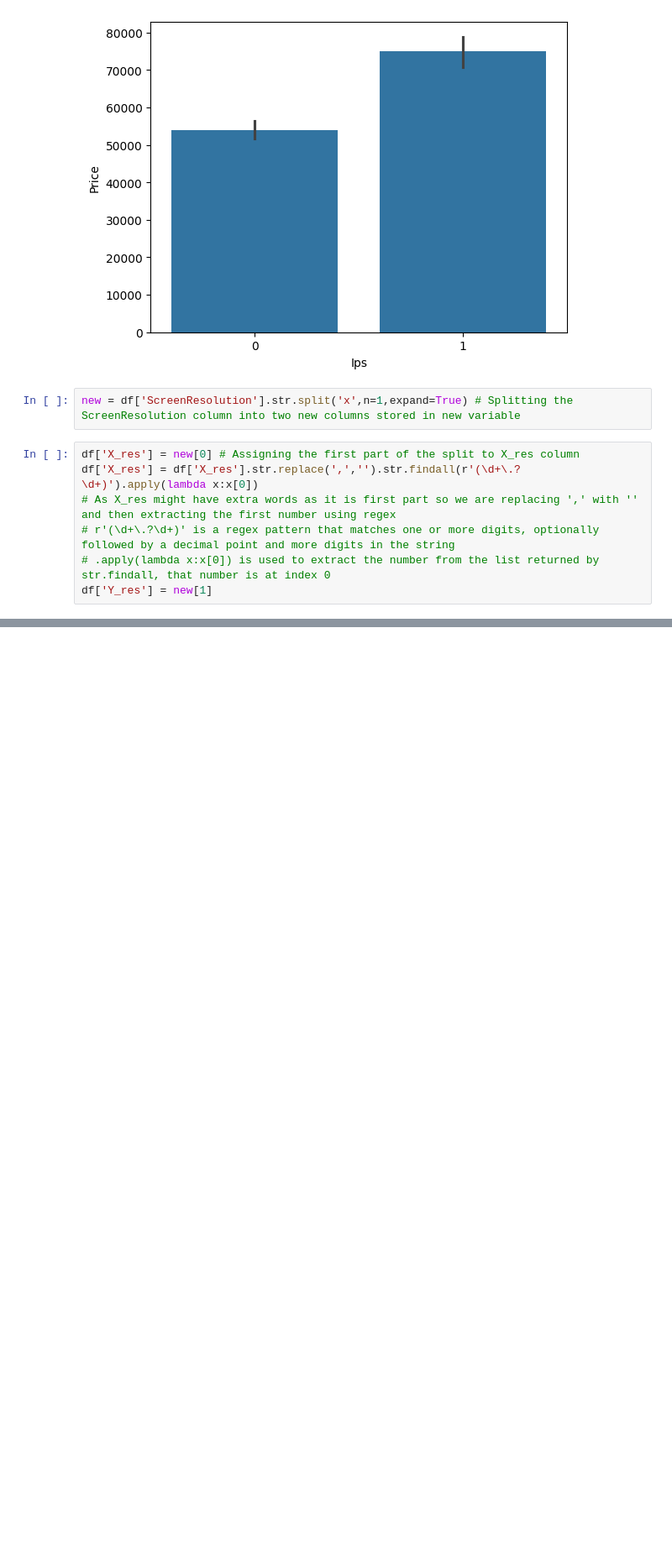
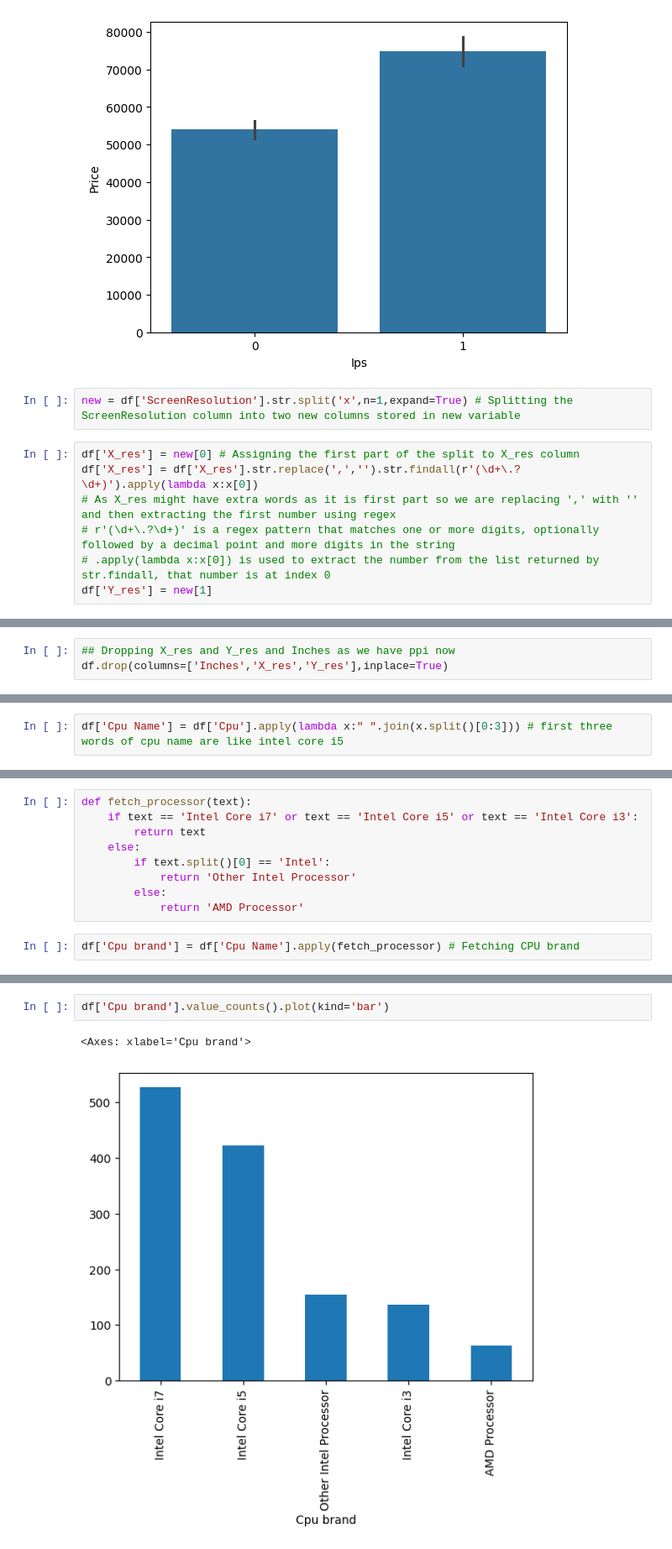
Before and after one commit to shahbhavya7/SpectraPrice, a Jupyter notebook: experiments.ipynb, the cells around one changed output, grey strips where cells are left out. Shown at 84% size. Cells and saved outputs as stored; diff of their text form; blank space fills up the shorter version.

```diff
--- a/experiments.ipynb
+++ b/experiments.ipynb
@@ -254,0 +272,3 @@ df.head()
+# %%
+## Dropping X_res and Y_res and Inches as we have ppi now
+df.drop(columns=['Inches','X_res','Y_res'],inplace=True)
@@ -254,0 +304,2 @@ df.head()
+# %%
+df['Cpu Name'] = df['Cpu'].apply(lambda x:" ".join(x.split()[0:3])) # first three words of cpu name are like intel core i5
@@ -254,0 +315,11 @@ df.head()
+# %%
+def fetch_processor(text):
+    if text == 'Intel Core i7' or text == 'Intel Core i5' or text == 'Intel Core i3':
+        return text
+    else:
+        if text.split()[0] == 'Intel':
+            return 'Other Intel Processor'
+        else:
+            return 'AMD Processor'
+# %%
+df['Cpu brand'] = df['Cpu Name'].apply(fetch_processor) # Fetching CPU brand
@@ -254,0 +335,5 @@ df.head()
+# %%
+df['Cpu brand'].value_counts().plot(kind='bar')
+# %% [output]
+<Axes: xlabel='Cpu brand'>
+[figure, added]
```
Also changed, not shown: parts of 33 cells of this notebook.
